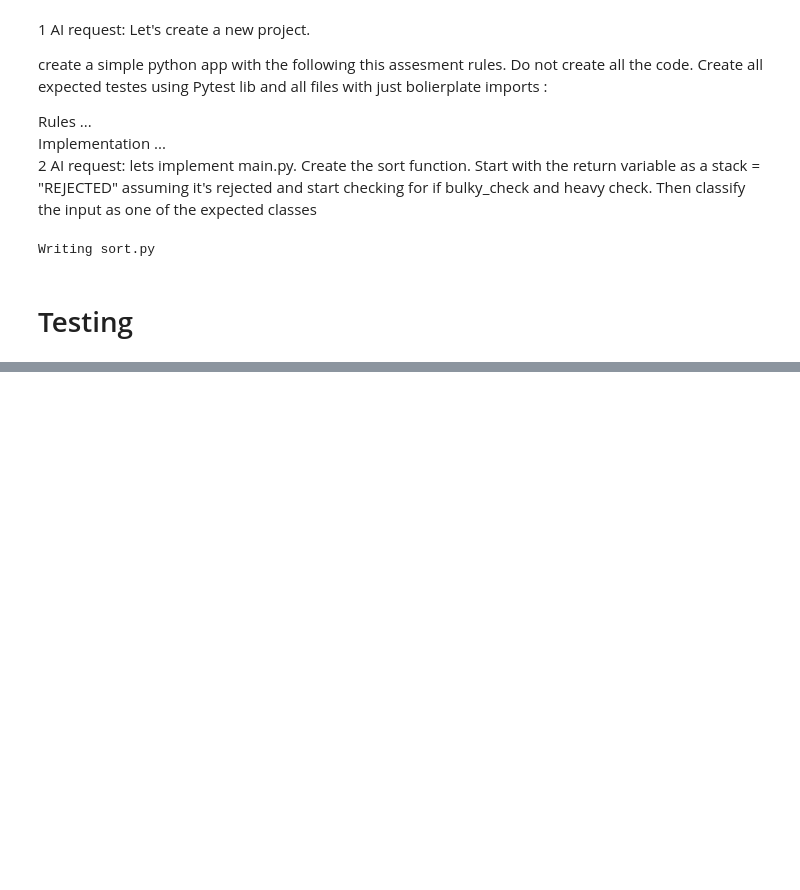
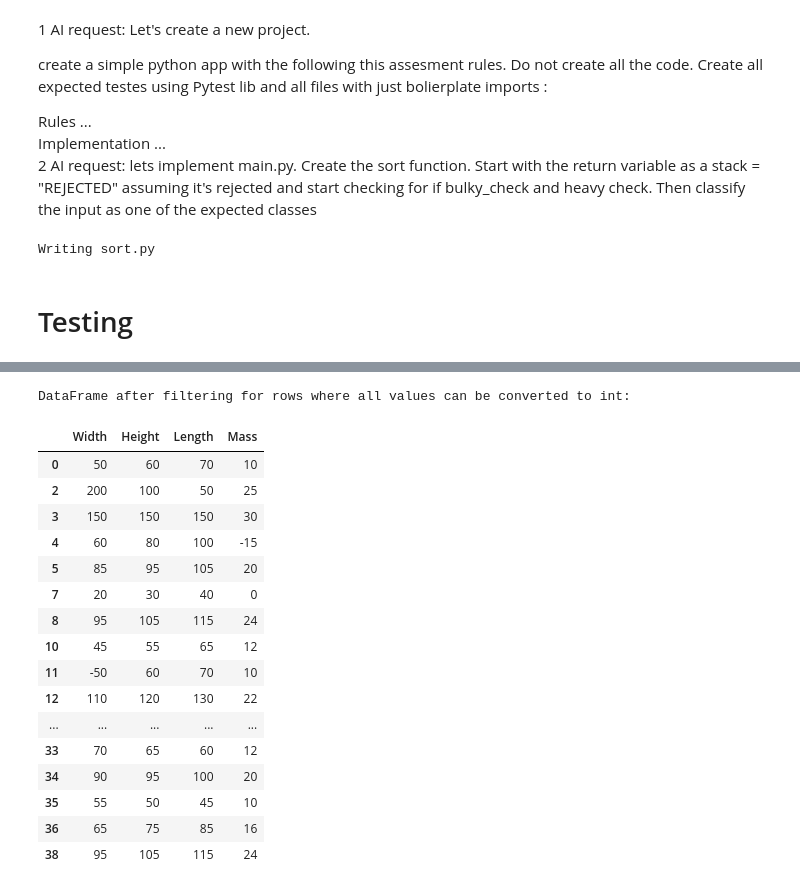
Before and after one commit to IkeSalmonson/sort_package, a Jupyter notebook: sorter_main_py.ipynb, the cells around one changed output, grey strips where cells are left out. Cells and saved outputs as stored; diff of their text form; code cells hidden in the pictures; blank space fills up the shorter version.

```diff
--- a/sorter_main_py.ipynb
+++ b/sorter_main_py.ipynb
@@ -105,0 +222,17 @@ test_sorter.py ...............                                           [100%]
+# %%
+# prompt: using pandas df df_packages['Width'] remove all lines with NaN values and save how many were removed  into a removed_rows variable
+
+# Count the number of rows before removing NaNs
+initial_rows = len(df_packages)
+
+# Drop rows with NaN values in the 'Width' column
+df_packages = df_packages.dropna()
+
+# Count the number of rows after removing NaNs
+rows_after_dropping = len(df_packages)
+
+# Calculate the number of removed rows
+removed_rows = initial_rows - rows_after_dropping
+
+print(f"Number of rows removed: {removed_rows}")
+print(df_packages.head())
@@ -105,0 +247,41 @@ test_sorter.py ...............                                           [100%]
+# %%
+# prompt: create a filter for df_packages that tries to cast all row values into int and remove the row if it fails
+
+def is_int_convertible_row(row):
+  """Checks if all values in a row can be converted to integers."""
+  for value in row.values:
+    try:
+      # Attempt to convert to int. This will raise a ValueError if it fails.
+      int(value)
+    except (ValueError, TypeError):
+      # If conversion fails or value is not a number, return False
+      return False
+  # If all values were successfully converted or were numbers, return True
+  return True
+
+# Apply the filter to the DataFrame
+# df_packages.apply(..., axis=1) applies the function row-wise
+# .all() checks if all values in the resulting boolean Series are True
+df_packages_int_only = df_packages[df_packages.apply(is_int_convertible_row, axis=1)].copy()
+
+print("DataFrame after filtering for rows where all values can be converted to int:")
+df_packages_int_only.head()
+# %% [output]
+DataFrame after filtering for rows where all values can be converted to int:
+|  | Width | Height | Length | Mass |
+| 0 | 50 | 60 | 70 | 10 |
+| 2 | 200 | 100 | 50 | 25 |
+| 3 | 150 | 150 | 150 | 30 |
+| 4 | 60 | 80 | 100 | -15 |
+| 5 | 85 | 95 | 105 | 20 |
+| 7 | 20 | 30 | 40 | 0 |
+| 8 | 95 | 105 | 115 | 24 |
+| 10 | 45 | 55 | 65 | 12 |
+| 11 | -50 | 60 | 70 | 10 |
+| 12 | 110 | 120 | 130 | 22 |
+| ... | ... | ... | ... | ... |
+| 33 | 70 | 65 | 60 | 12 |
+| 34 | 90 | 95 | 100 | 20 |
+| 35 | 55 | 50 | 45 | 10 |
+| 36 | 65 | 75 | 85 | 16 |
+| 38 | 95 | 105 | 115 | 24 |
```
Also changed, not shown: parts of 17 cells of this notebook.
